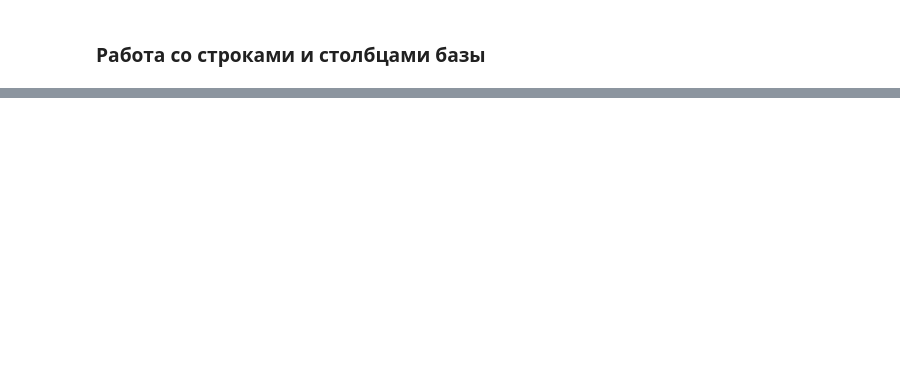
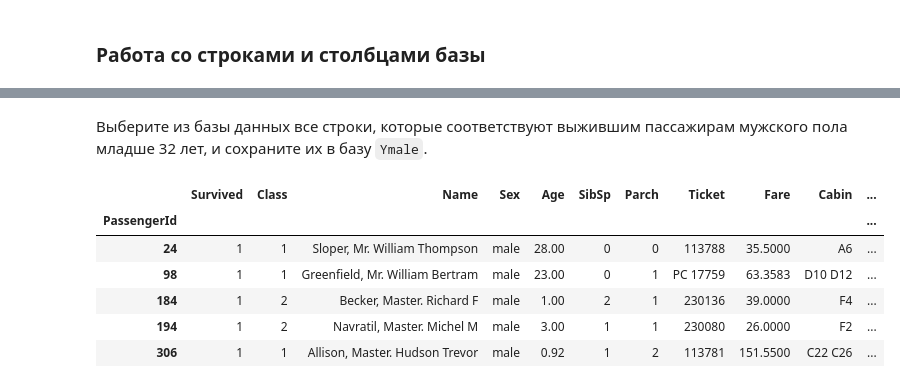
Before and after one commit to allatambov/py-icef, a Jupyter notebook: 4-19-03/practice4-solutions.ipynb, the cells around one changed output, grey strips where cells are left out. Saved outputs shown, nothing was run; the diff lists cells and outputs as text; code cells hidden in the pictures; blank space fills up the shorter version.

```diff
--- a/4-19-03/practice4-solutions.ipynb
+++ b/4-19-03/practice4-solutions.ipynb
@@ -56,0 +145,5 @@
+# %%
+cols = list(df.columns) # сохраним список
+cols[1] = 'Class' # изменим нужный элемент в списке
+df.columns = cols # поменяем столбцы в базе
+df.head(3) # первые 3 строки
@@ -56,0 +167,16 @@
+# %% [markdown]
+Выберите из базы данных все строки, которые соответствуют выжившим пассажирам мужского пола младше 32 лет, и сохраните их в базу `Ymale`.
+# %%
+# обратите внимание на круглые скобки вокруг каждого условия - они необходимы!
+# одновременное выполнение условий - поэтому &
+
+Ymale = df[(df.Survived == 1) & (df.Sex == 'male') & (df.Age < 32)]
+Ymale.head()
+# %% [output]
+|  | Survived | Class | Name | Sex | Age | SibSp | Parch | Ticket | Fare | Cabin | ... |
+| PassengerId |  |  |  |  |  |  |  |  |  |  | ... |
+| 24 | 1 | 1 | Sloper, Mr. William Thompson | male | 28.00 | 0 | 0 | 113788 | 35.5000 | A6 | ... |
+| 98 | 1 | 1 | Greenfield, Mr. William Bertram | male | 23.00 | 0 | 1 | PC 17759 | 63.3583 | D10 D12 | ... |
+| 184 | 1 | 2 | Becker, Master. Richard F | male | 1.00 | 2 | 1 | 230136 | 39.0000 | F4 | ... |
+| 194 | 1 | 2 | Navratil, Master. Michel M | male | 3.00 | 1 | 1 | 230080 | 26.0000 | F2 | ... |
+| 306 | 1 | 1 | Allison, Master. Hudson Trevor | male | 0.92 | 1 | 2 | 113781 | 151.5500 | C22 C26 | ... |
```
Also changed, not shown: parts of 41 cells of this notebook, 6 other files.
